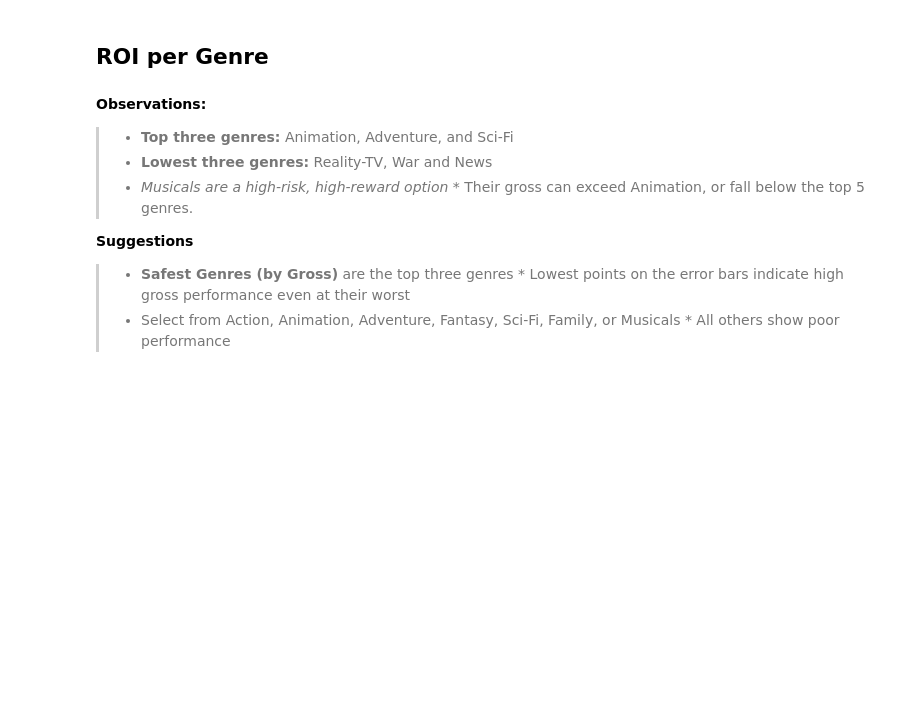
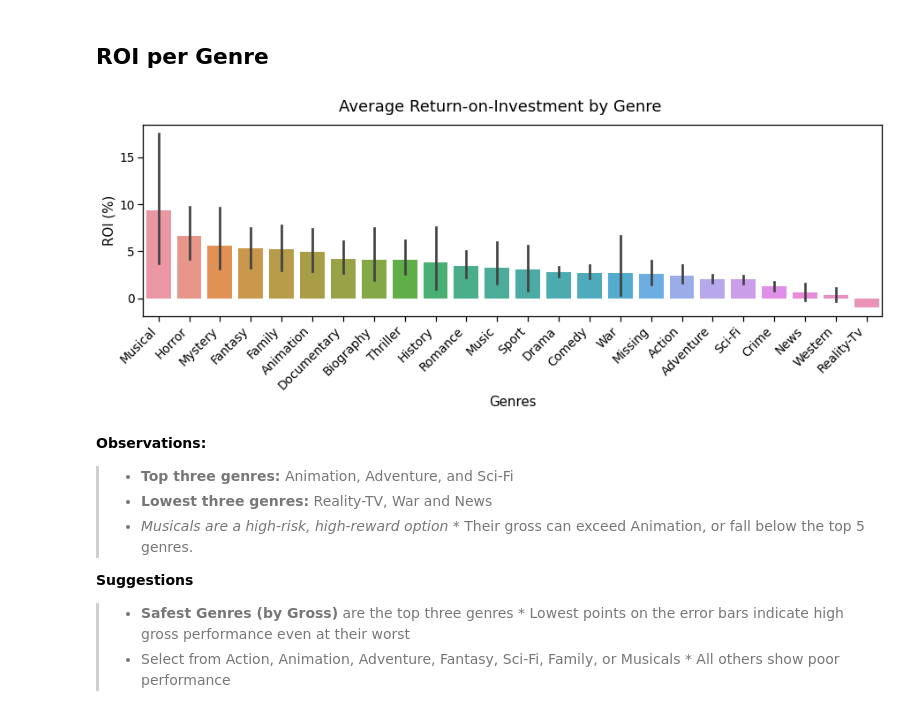
Before and after one commit to BenJMcCarty/BMC_P1P_Redo, a Jupyter notebook: student.ipynb, the cells around one changed output. Cells and saved outputs as stored; diff of their text form; code cells hidden in the pictures; blank space fills up the shorter version.

```diff
--- a/student.ipynb
+++ b/student.ipynb
@@ -323,12 +726,14 @@ mean_roi
 # %%
-## Visualizing results
+## Visualizing Average Worldwide Gross per Genre
 
 plt.figure(figsize=(15,4))
 sns.barplot(data=plot_df, x= 'genres_str', y='ROI', order=mean_roi)
 plt.xticks(rotation=45, ha= 'right')
-plt.suptitle('Worldwide Gross by Genre')
+plt.suptitle('Average Return-on-Investment by Genre')
 plt.xlabel('Genres')
 plt.ylabel('ROI (%)');
+# %% [output]
+[figure, added]
 # %% [markdown]
 **Observations:**
 >* **Top three genres:** Animation, Adventure, and Sci-Fi
```
Also changed, not shown: parts of 45 cells of this notebook.
